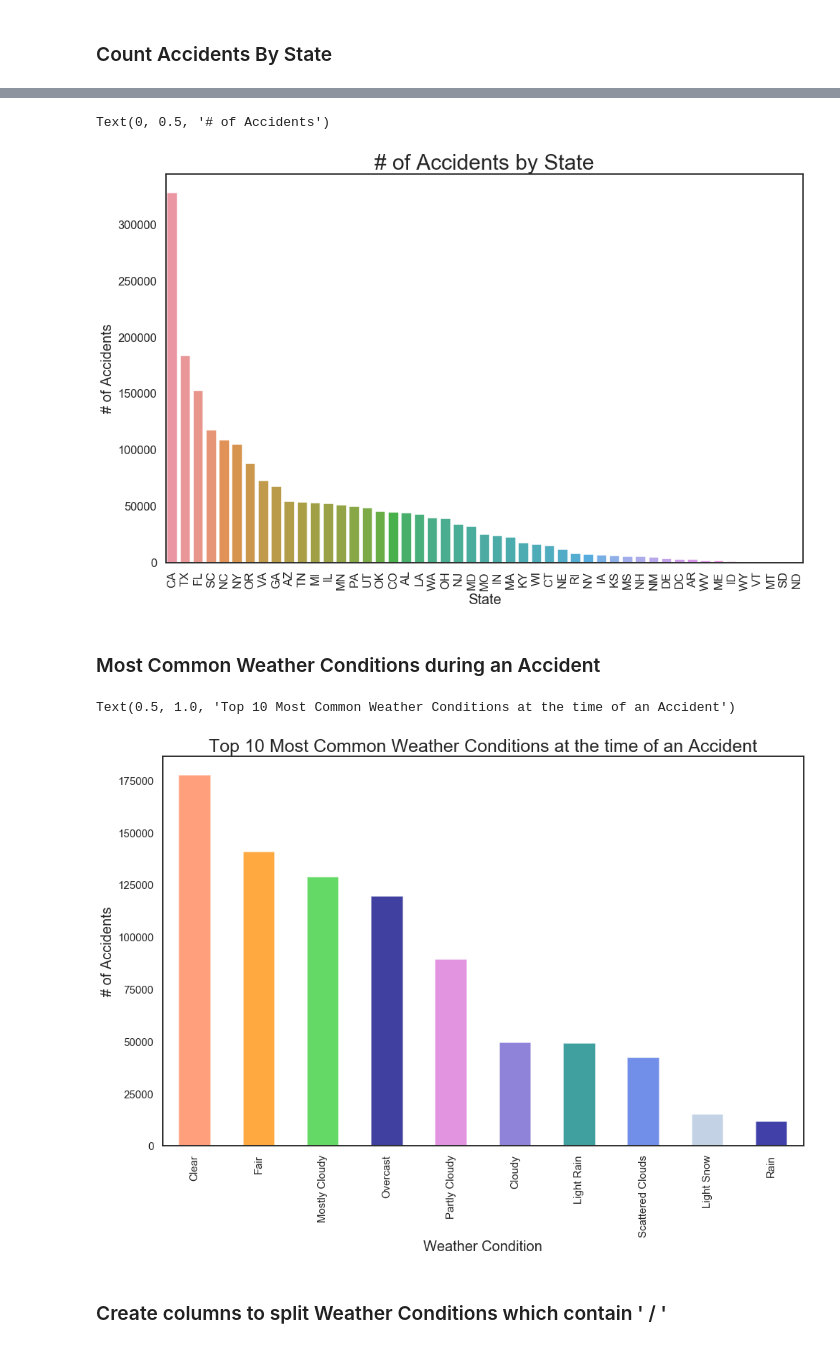
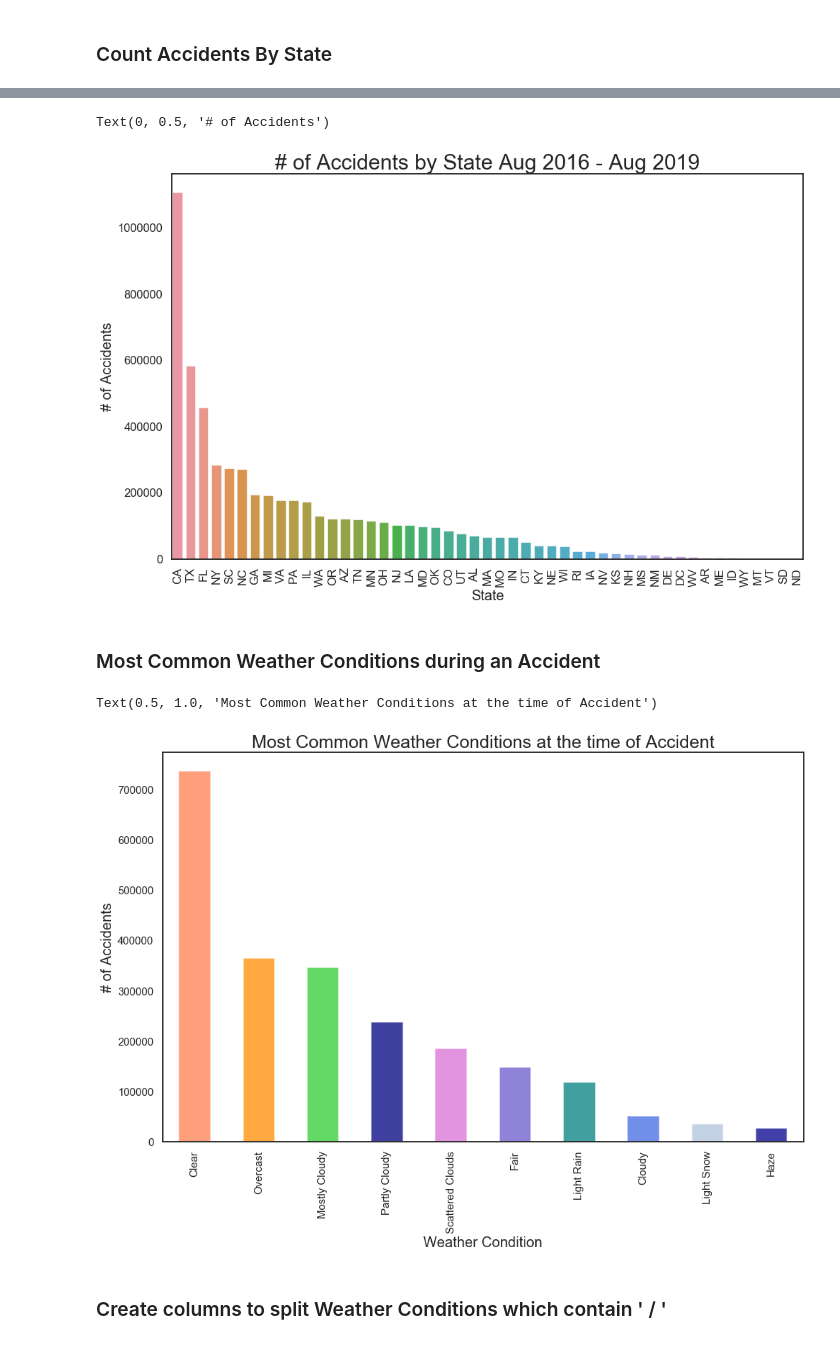
Before and after one commit to ta-data-bcn/Project-Week-5-Your-Own-Project, a Jupyter notebook: your-project/Notebooks/Project Four - USA Accidents.ipynb, the cells around one changed output, grey strips where cells are left out. Cells and saved outputs as stored; diff of their text form; code cells hidden in the pictures.

```diff
--- a/your-project/Notebooks/Project Four - USA Accidents.ipynb
+++ b/your-project/Notebooks/Project Four - USA Accidents.ipynb
@@ -34,3 +36,6 @@ data['Start_Time'] = pd.to_datetime(data['Start_Time'])
+# %%
+data['Start_Time'] = data['Start_Time'].dt.normalize()
+data['End_Time'] = data['End_Time'].dt.normalize()
 # %%
 data['Start_Time'].dtypes
 # %% [output]
@@ -38,5 +56,5 @@ dtype('<M8[ns]')
 # %% [markdown]
 ### Select timeframe of one year.
 # %%
-data_year = data[(data['Start_Time'] > '2018-08-23') &
+data_year = data[(data['Start_Time'] > '2016-08-23') &
                 (data['Start_Time'] <= '2019-08-23')]
@@ -45,5 +61,3 @@ data_year = data[(data['Start_Time'] > '2018-08-23') &
-# %%
-data_year = data_year.drop(columns = ['TMC','Number','End_Time','Wind_Chill(F)','Street','Timezone','Distance(mi)','Airport_Code','End_Lat','End_Lng','Pressure(in)','Humidity(%)'])
 # %% [markdown]
 ### Which columns have null values?
 # %%
@@ -69,3 +85,5 @@ dtype: int64
+# %%
+data_year = data_year.drop(columns = ['Number','End_Time','Wind_Chill(F)','Street','Timezone','Airport_Code','End_Lat','End_Lng','Pressure(in)','Humidity(%)'])
 # %% [markdown]
 ### Sort by Severity of Accident (4 = Most Severe, 1 = Least Severe)
 # %%
@@ -135,37 +199,37 @@ sns.set(style="white", context="talk")
 fig, ax = plt.subplots(figsize=(16,10))
 sns.barplot(x = sort_grouped['State'], y = sort_grouped['Severity'])
 plt.xticks(rotation=90)
-plt.title('# of Accidents by State', fontsize = 30)
+plt.title('# of Accidents by State Aug 2016 - Aug 2019', fontsize = 30)
 plt.xlabel('State', fontsize = 20)
 plt.ylabel('# of Accidents', fontsize = 20)
 # %% [output]
 Text(0, 0.5, '# of Accidents')
-[figure, old version]
+[figure, new version]
 # %% [markdown]
 ### Most Common Weather Conditions during an Accident
 # %%
 sns.set(style="white", context="talk")
 
 fig, ax = plt.subplots(figsize=(16,10))
 data_year['Weather_Condition'].value_counts().head(10).plot.bar(color = ['coral',
                                                                          'darkorange',
                                                                          'limegreen',
                                                                          'navy',
                                                                          'orchid',
                                                                          'slateblue',
                                                                         'teal',
                                                                         'royalblue',
                                                                         'lightsteelblue',
                                                                         'darkblue'],
                                                                alpha = 0.75)
 plt.xlabel('Weather Condition', fontsize = 20)
 plt.ylabel('# of Accidents', fontsize = 20)
 ax.tick_params(labelsize= 15)
 plt.rcParams['axes.prop_cycle'].by_key()['color']
-plt.title('Top 10 Most Common Weather Conditions at the time of an Accident', fontsize = 25)
+plt.title('Most Common Weather Conditions at the time of Accident', fontsize = 25)
 # %% [output]
-Text(0.5, 1.0, 'Top 10 Most Common Weather Conditions at the time of an Accident')
+Text(0.5, 1.0, 'Most Common Weather Conditions at the time of Accident')
-[figure, old version]
+[figure, new version]
 # %% [markdown]
 ### Create columns to split Weather Conditions which contain ' / '
 # %%
```
Also changed, not shown: parts of 28 cells of this notebook, 5 other files.
